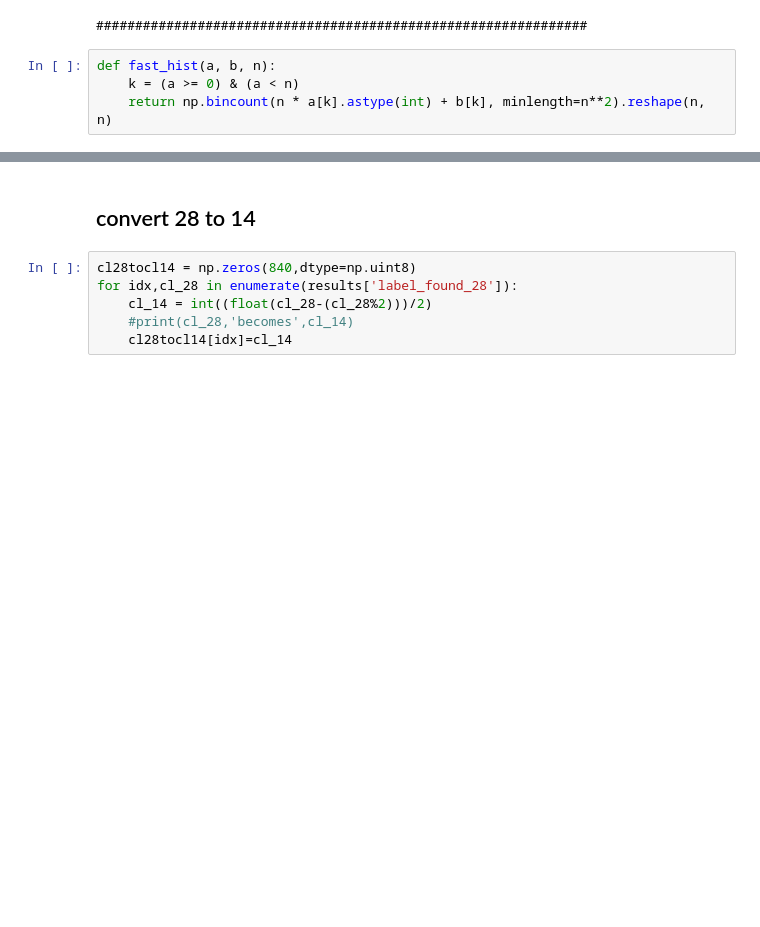
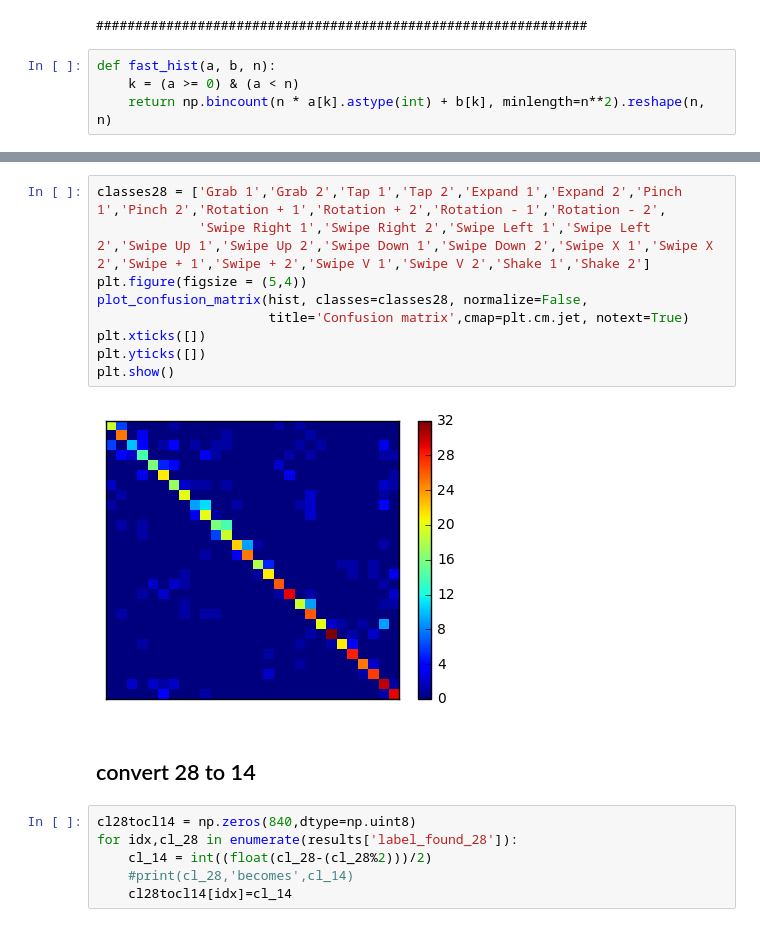
Before and after one commit to jorisgu/jg_pfr, a Jupyter notebook: tools/jg_shrec_evaluation.ipynb, the cells around one changed output, grey strips where cells are left out. Saved outputs shown, nothing was run; the diff lists cells and outputs as text; blank space fills up the shorter version.

```diff
--- a/tools/jg_shrec_evaluation.ipynb
+++ b/tools/jg_shrec_evaluation.ipynb
@@ -178,4 +245,15 @@ pc_acc: [ 0.67857143  0.83333333  0.3030303   0.5         0.59259259  0.75
 mean_accuracy: 0.718602614734
+# %%
+classes28 = ['Grab 1','Grab 2','Tap 1','Tap 2','Expand 1','Expand 2','Pinch 1','Pinch 2','Rotation + 1','Rotation + 2','Rotation - 1','Rotation - 2',
+             'Swipe Right 1','Swipe Right 2','Swipe Left 1','Swipe Left 2','Swipe Up 1','Swipe Up 2','Swipe Down 1','Swipe Down 2','Swipe X 1','Swipe X 2','Swipe + 1','Swipe + 2','Swipe V 1','Swipe V 2','Shake 1','Shake 2']
+plt.figure(figsize = (5,4))
+plot_confusion_matrix(hist, classes=classes28, normalize=False,
+                      title='Confusion matrix',cmap=plt.cm.jet, notext=True)
+plt.xticks([])
+plt.yticks([])
+plt.show()
+# %% [output]
+[figure, added]
 # %% [markdown]
 ## convert 28 to 14
 # %%
```
Also changed, not shown: parts of 8 cells of this notebook, 3 other files.
